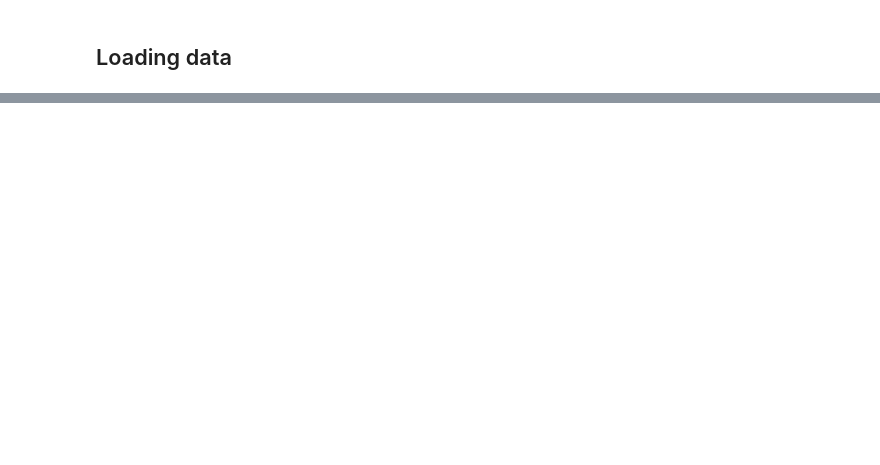
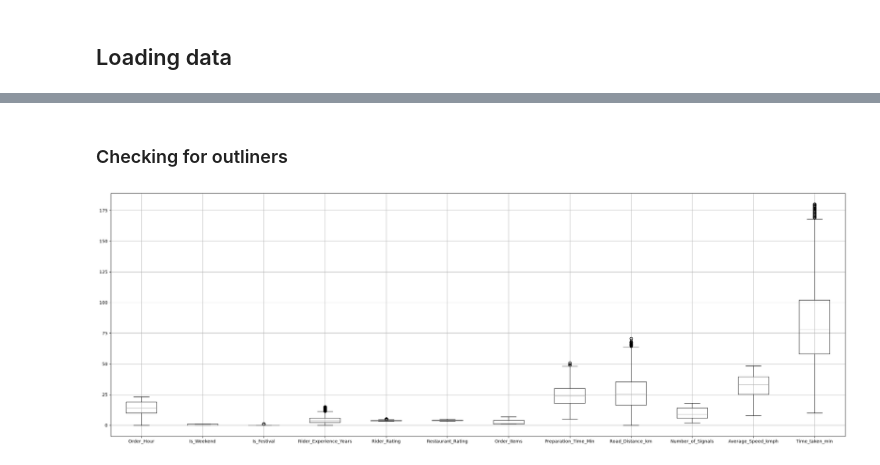
Before and after one commit to julianborys2908/Food-Delivery-Prediction, a Jupyter notebook: Notebook.ipynb, the cells around one changed output, grey strips where cells are left out. Cells and saved outputs as stored; diff of their text form; code cells hidden in the pictures; blank space fills up the shorter version.

Commit message:
Changed first stage and started outliners.

```diff
--- a/Notebook.ipynb
+++ b/Notebook.ipynb
@@ -16,0 +24,3 @@ delivery_data.head()
+# %%
+delivery_data.drop(['Order_ID'], axis=1, inplace=True)
+delivery_data.head(5)
@@ -16,0 +37,6 @@ delivery_data.head()
+# %%
+print(f'DataFrame shape before removing duplicates: {delivery_data.shape}')
+
+delivery_data.drop_duplicates(inplace=True)
+
+print(f'DataFrame shape after removing duplicates: {delivery_data.shape}')
@@ -16,0 +48,8 @@ delivery_data.head()
+# %%
+print(f'Types before:\n\n{delivery_data.dtypes}')
+
+delivery_data = delivery_data.astype({
+    'Order_Date': 'datetime64[ns, UTC]',
+})
+
+print(f'Types before:\n\n{delivery_data.dtypes}')
@@ -64,5 +75,0 @@ Time_taken_min 170
-# %%
-category_columns = ['Day_of_Week', 'Is_Weekend', 'Is_Festival', 'Weather', 'Pickup_Zone', 'Dropoff_Zone',
-                    'Vehicle_Type', 'Restaurant_Load', 'Delivery_Distance_Category', 'Traffic_Level',]
-
-delivery_data[category_columns] = delivery_data[category_columns].astype('category')
@@ -70,0 +98,9 @@ delivery_data[category_columns] = delivery_data[category_columns].astype('catego
+# %% [markdown]
+### Checking for outliners
+# %%
+numerical = delivery_data.select_dtypes(include='number')
+
+numerical.boxplot(figsize=(30, 10))
+plt.show()
+# %% [output]
+[figure, added]
```
Also changed, not shown: parts of 17 cells of this notebook.
